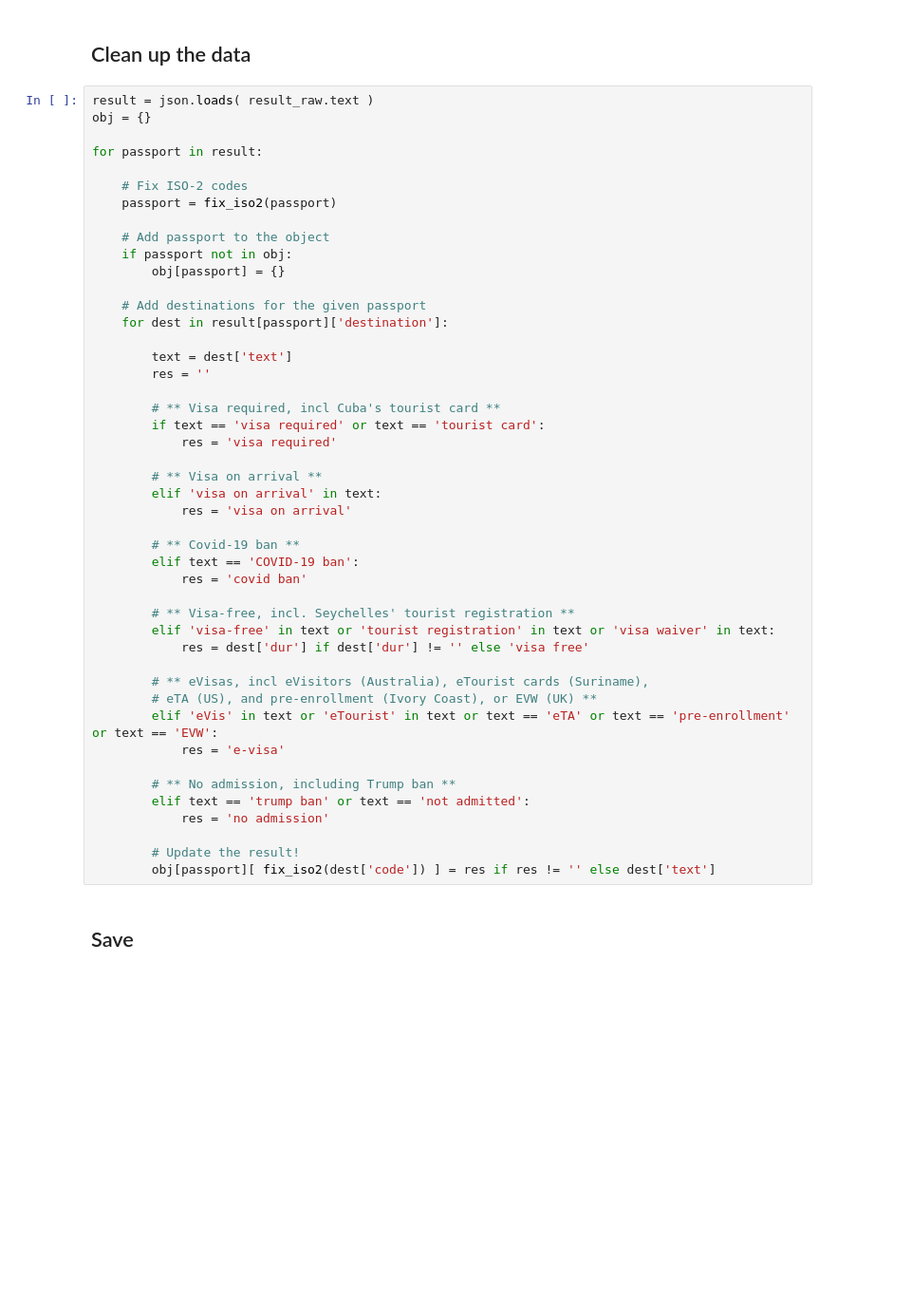
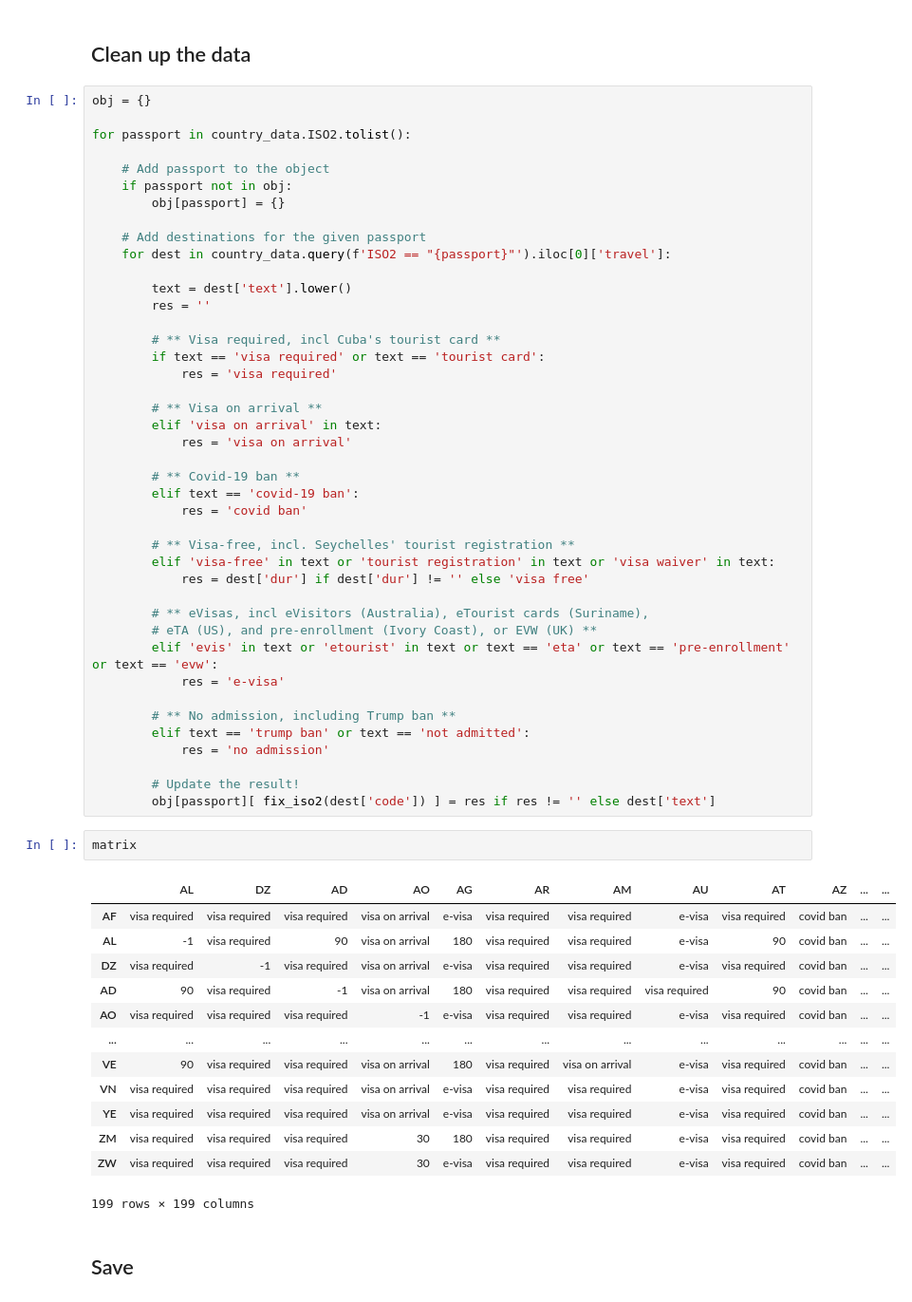
Before and after one commit to ilyankou/passport-index-dataset, a Jupyter notebook: Update.ipynb, the cells around one changed output. Shown at 95% size. Saved outputs shown, nothing was run; the diff lists cells and outputs as text; blank space fills up the shorter version.

```diff
--- a/Update.ipynb
+++ b/Update.ipynb
@@ -47,22 +113,18 @@ result_raw = requests.post('https://www.passportindex.org/incl/compare2.php', he
 # %% [markdown]
 ## Clean up the data
 # %%
-result = json.loads( result_raw.text )
 obj = {}
 
-for passport in result:
-
-    # Fix ISO-2 codes
-    passport = fix_iso2(passport)
+for passport in country_data.ISO2.tolist():
 
     # Add passport to the object
     if passport not in obj:
         obj[passport] = {}
 
     # Add destinations for the given passport
-    for dest in result[passport]['destination']:
+    for dest in country_data.query(f'ISO2 == "{passport}"').iloc[0]['travel']:
 
-        text = dest['text']
+        text = dest['text'].lower()
         res = ''
 
         # ** Visa required, incl Cuba's tourist card **
@@ -74,7 +136,7 @@ for passport in result:
             res = 'visa on arrival'
 
         # ** Covid-19 ban **
-        elif text == 'COVID-19 ban':
+        elif text == 'covid-19 ban':
             res = 'covid ban'
 
         # ** Visa-free, incl. Seychelles' tourist registration **
@@ -83,7 +145,7 @@ for passport in result:
 
         # ** eVisas, incl eVisitors (Australia), eTourist cards (Suriname),
         # eTA (US), and pre-enrollment (Ivory Coast), or EVW (UK) **
-        elif 'eVis' in text or 'eTourist' in text or text == 'eTA' or text == 'pre-enrollment' or text == 'EVW':
+        elif 'evis' in text or 'etourist' in text or text == 'eta' or text == 'pre-enrollment' or text == 'evw':
             res = 'e-visa'
 
         # ** No admission, including Trump ban **
@@ -92,6 +154,22 @@ for passport in result:
 
         # Update the result!
         obj[passport][ fix_iso2(dest['code']) ] = res if res != '' else dest['text']
+# %%
+matrix
+# %% [output]
+|  | AL | DZ | AD | AO | AG | AR | AM | AU | AT | AZ | ... | ... |
+| AF | visa required | visa required | visa required | visa on arrival | e-visa | visa required | visa required | e-visa | visa required | covid ban | ... | ... |
+| AL | -1 | visa required | 90 | visa on arrival | 180 | visa required | visa required | e-visa | 90 | covid ban | ... | ... |
+| DZ | visa required | -1 | visa required | visa on arrival | e-visa | visa required | visa required | e-visa | visa required | covid ban | ... | ... |
+| AD | 90 | visa required | -1 | visa on arrival | 180 | visa required | visa required | visa required | 90 | covid ban | ... | ... |
+| AO | visa required | visa required | visa required | -1 | e-visa | visa required | visa required | e-visa | visa required | covid ban | ... | ... |
+| ... | ... | ... | ... | ... | ... | ... | ... | ... | ... | ... | ... | ... |
+| VE | 90 | visa required | visa required | visa on arrival | 180 | visa required | visa on arrival | e-visa | visa required | covid ban | ... | ... |
+| VN | visa required | visa required | visa required | visa on arrival | e-visa | visa required | visa required | e-visa | visa required | covid ban | ... | ... |
+| YE | visa required | visa required | visa required | visa on arrival | e-visa | visa required | visa required | e-visa | visa required | covid ban | ... | ... |
+| ZM | visa required | visa required | visa required | 30 | 180 | visa required | visa required | e-visa | visa required | covid ban | ... | ... |
+| ZW | visa required | visa required | visa required | 30 | e-visa | visa required | visa required | e-visa | visa required | covid ban | ... | ... |
+199 rows × 199 columns
 # %% [markdown]
 ## Save
 # %%
```
Also changed, not shown: parts of 15 cells of this notebook, 9 other files.
